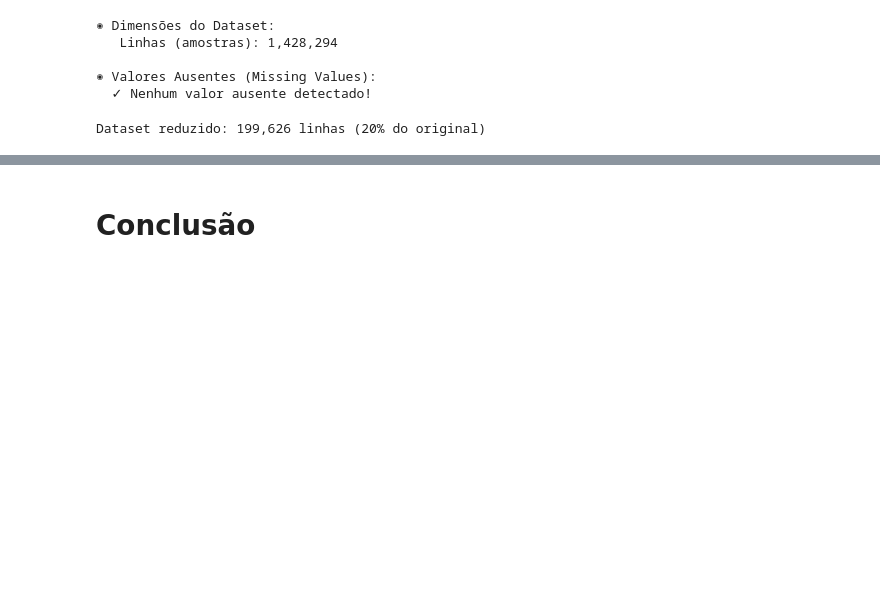
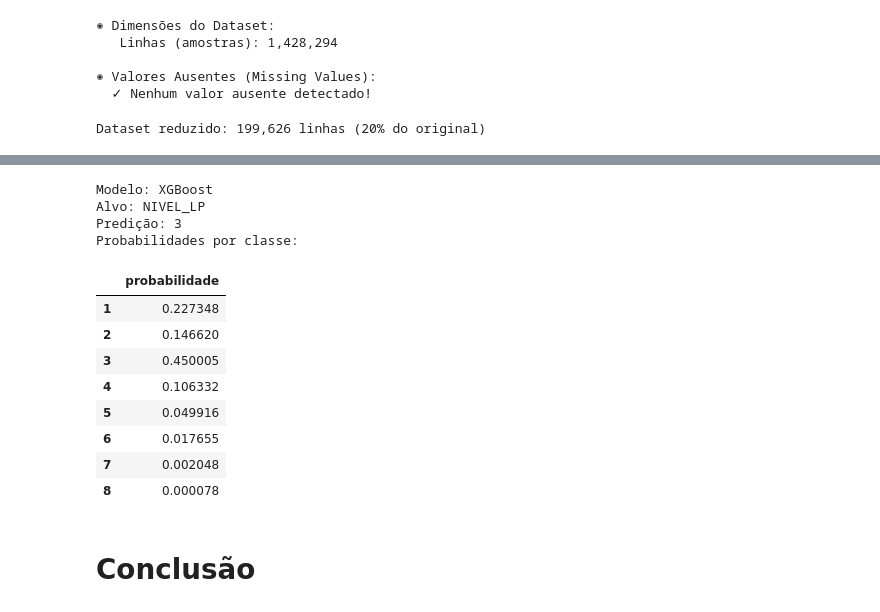
Before and after one commit to acarolls/projeto_IML, a Jupyter notebook: NotebookFinal.ipynb, the cells around one changed output, grey strips where cells are left out. Cells and saved outputs as stored; diff of their text form; code cells hidden in the pictures; blank space fills up the shorter version.

```diff
--- a/NotebookFinal.ipynb
+++ b/NotebookFinal.ipynb
@@ -2309,2 +2034,34 @@ TX_RESP_Q02      0.012242
+# %%
+alvo_exemplo = "NIVEL_LP"
+modelo_exemplo = "XGBoost"
+
+pipeline_exemplo = resultados[alvo_exemplo][modelo_exemplo].pipeline
+
+predicao_exemplo = pipeline_exemplo.predict(amostras_inferencia.head(1))[0]
+probabilidades_exemplo = pd.Series(
+    pipeline_exemplo.predict_proba(amostras_inferencia.head(1))[0],
+    index=pipeline_exemplo.classes_,
+    name="probabilidade",
+)
+
+print(f"Modelo: {modelo_exemplo}")
+print(f"Alvo: {alvo_exemplo}")
+print(f"Predição: {predicao_exemplo}")
+print("Probabilidades por classe:")
+display(probabilidades_exemplo.to_frame())
+# %% [output]
+Modelo: XGBoost
+Alvo: NIVEL_LP
+Predição: 3
+Probabilidades por classe:
+|  | probabilidade |
+| 1 | 0.227348 |
+| 2 | 0.146620 |
+| 3 | 0.450005 |
+| 4 | 0.106332 |
+| 5 | 0.049916 |
+| 6 | 0.017655 |
+| 7 | 0.002048 |
+| 8 | 0.000078 |
 # %% [markdown]
 # Conclusão
```
Also changed, not shown: parts of 36 cells of this notebook, 3 other files.
